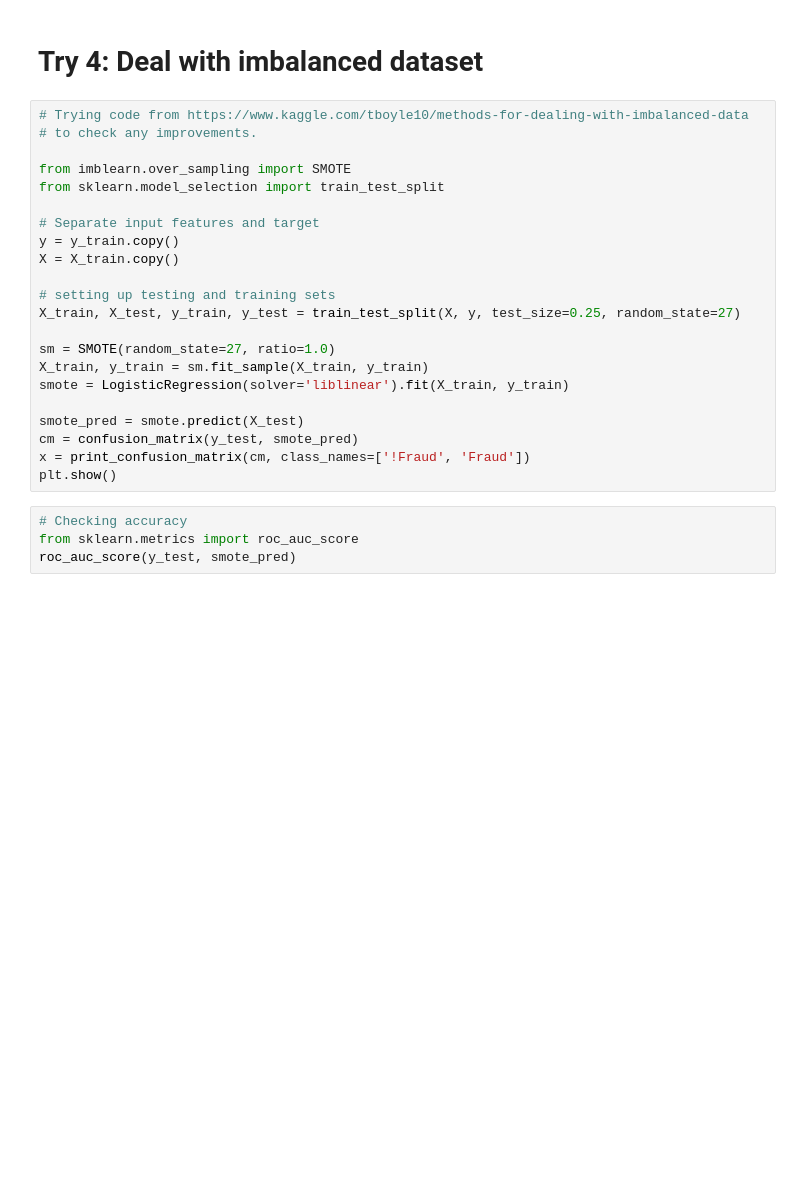
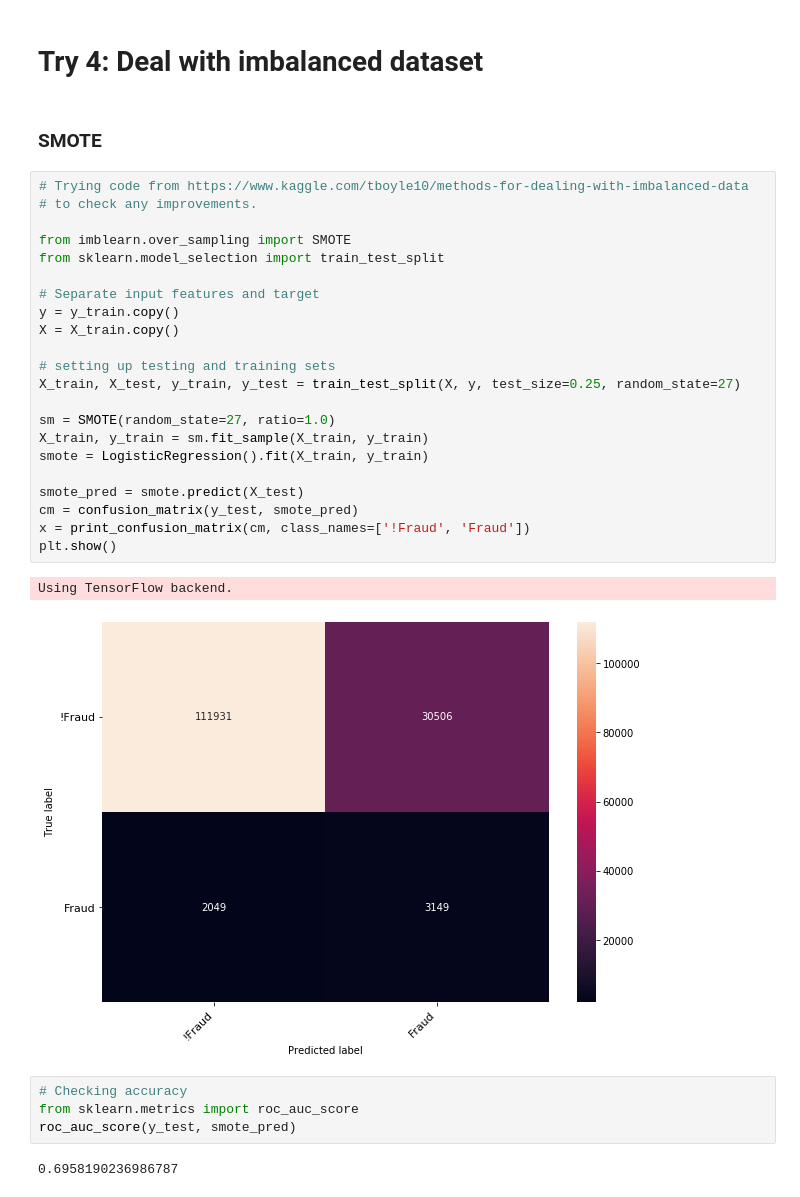
Before and after one commit to mathbeal/p_fraud_detection, a Jupyter notebook: fraud_detection.ipynb, the cells around one changed output. Saved outputs shown, nothing was run; the diff lists cells and outputs as text; blank space fills up the shorter version.

```diff
--- a/fraud_detection.ipynb
+++ b/fraud_detection.ipynb
@@ -254,28 +307,35 @@ plt.show()
 # %% [markdown]
 # Try 4: Deal with imbalanced dataset
+# %% [markdown]
+### SMOTE
 # %%
 # Trying code from https://www.kaggle.com/tboyle10/methods-for-dealing-with-imbalanced-data
 # to check any improvements.
 
 from imblearn.over_sampling import SMOTE
 from sklearn.model_selection import train_test_split
 
 # Separate input features and target
 y = y_train.copy()
 X = X_train.copy()
 
 # setting up testing and training sets
 X_train, X_test, y_train, y_test = train_test_split(X, y, test_size=0.25, random_state=27)
 
 sm = SMOTE(random_state=27, ratio=1.0)
 X_train, y_train = sm.fit_sample(X_train, y_train)
-smote = LogisticRegression(solver='liblinear').fit(X_train, y_train)
+smote = LogisticRegression().fit(X_train, y_train)
 
 smote_pred = smote.predict(X_test)
 cm = confusion_matrix(y_test, smote_pred)
 x = print_confusion_matrix(cm, class_names=['!Fraud', 'Fraud'])
 plt.show()
+# %% [output]
+Using TensorFlow backend.
+[figure, added]
 # %%
 # Checking accuracy
 from sklearn.metrics import roc_auc_score
 roc_auc_score(y_test, smote_pred)
+# %% [output]
+0.6958190236986787
```
Also changed, not shown: parts of 15 cells of this notebook.
